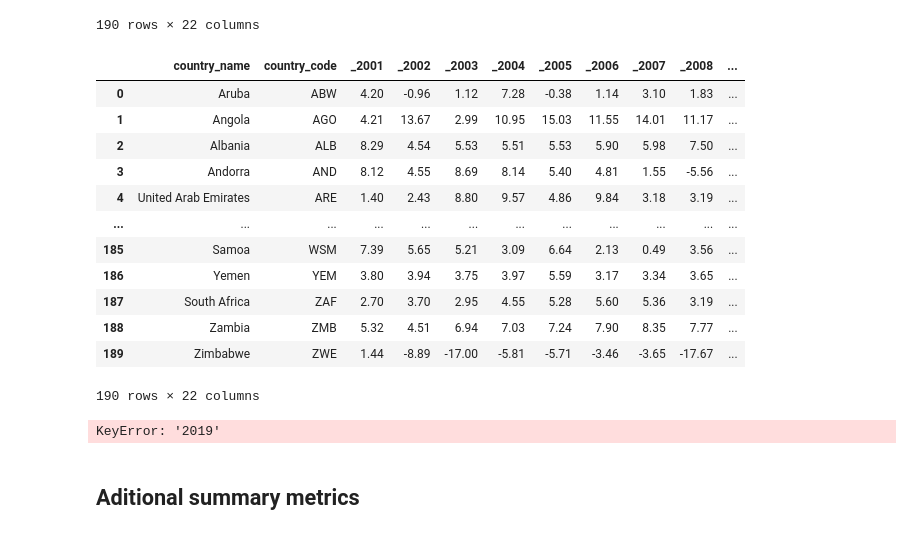
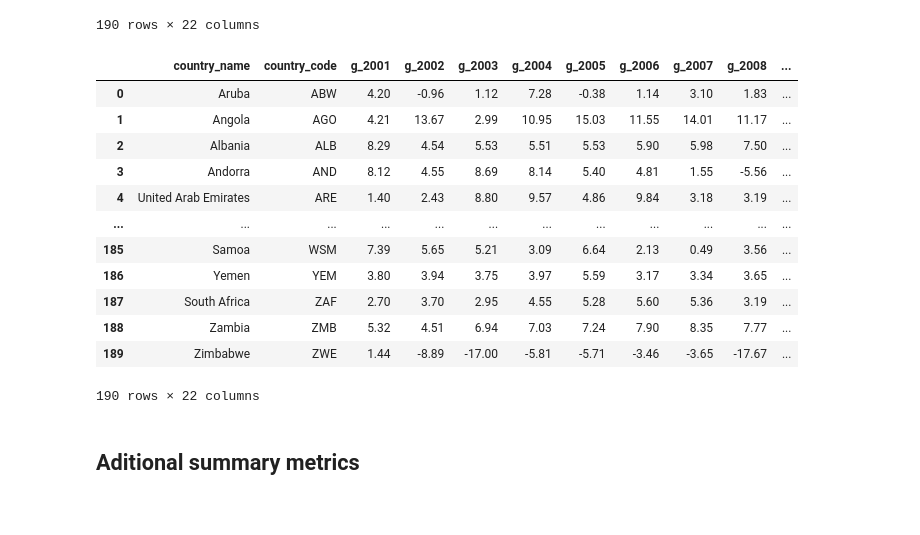
Before and after one commit to svujcich/Global_GDP_Trends, a Jupyter notebook: ETL/GDP_growth_ETL.ipynb, the cells around one changed output. Drawn from its saved outputs; the diff is of its cells as text; code cells hidden in the pictures.

Commit message:
updated GDP growth cleaning script

```diff
--- a/ETL/GDP_growth_ETL.ipynb
+++ b/ETL/GDP_growth_ETL.ipynb
@@ -532,12 +535,12 @@ GDP_growth_df
 190 rows × 22 columns
 # %%
 #replace column names
-GDP_growth_df = GDP_growth_df.set_axis(['country_name', 'country_code', '_2001', '_2002','_2003','_2004','_2005','_2006',
-                                            '_2007','_2008','_2009','_2010','_2011','_2012','_2013','_2014','_2015','_2016','_2017',
-                                            '_2018','_2019', 'income_group'], axis = 1)
+GDP_growth_df = GDP_growth_df.set_axis(['country_name', 'country_code', 'g_2001', 'g_2002','g_2003','g_2004','g_2005','g_2006',
+                                            'g_2007','g_2008','g_2009','g_2010','g_2011','g_2012','g_2013','g_2014','g_2015','g_2016','g_2017',
+                                            'g_2018','g_2019', 'income_group'], axis = 1,)
 GDP_growth_df
 # %% [output]
-|  | country_name | country_code | _2001 | _2002 | _2003 | _2004 | _2005 | _2006 | _2007 | _2008 | ... |
+|  | country_name | country_code | g_2001 | g_2002 | g_2003 | g_2004 | g_2005 | g_2006 | g_2007 | g_2008 | ... |
 | 0 | Aruba | ABW | 4.20 | -0.96 | 1.12 | 7.28 | -0.38 | 1.14 | 3.10 | 1.83 | ... |
 | 1 | Angola | AGO | 4.21 | 13.67 | 2.99 | 10.95 | 15.03 | 11.55 | 14.01 | 11.17 | ... |
 | 2 | Albania | ALB | 8.29 | 4.54 | 5.53 | 5.51 | 5.53 | 5.90 | 5.98 | 7.50 | ... |
@@ -556,11 +563,2 @@ GDP_growth_df.to_csv("Resources/cleaned_datasets/clean_GDP_growth.csv")
-# %%
-#find top 10 countries
-top_10_countries = GDP_growth_df.sort_values(by="2019",ascending= False).head(10)
-top_10_countries = top_10_countries.reset_index(drop=True)
-
-print("Most Dramatic Increase in GDP")
-top_10_countries
-# %% [output]
-KeyError: '2019'
 # %% [markdown]
 ## Aditional summary metrics
```
Also changed, not shown: parts of 8 cells of this notebook.
